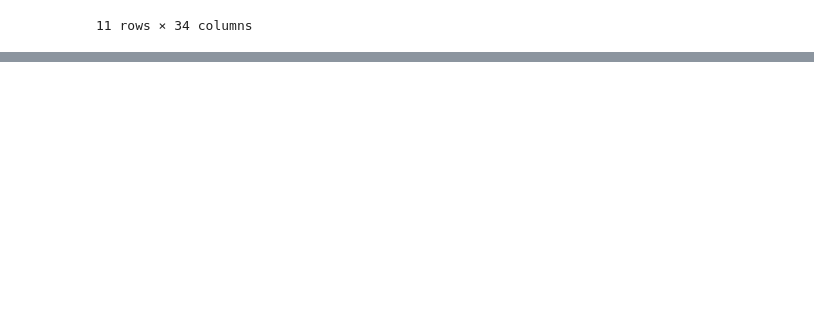
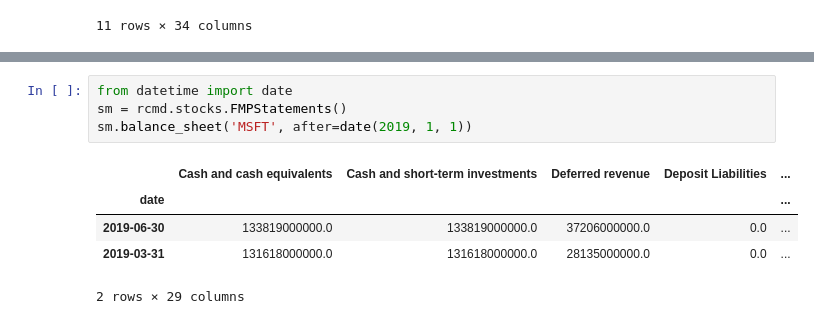
Before and after one commit to felixnext/stock_trend_analysis, a Jupyter notebook: notebooks/00-1_recommender-test.ipynb, the cells around one changed output, grey strips where cells are left out. Cells and saved outputs as stored; diff of their text form; blank space fills up the shorter version.

```diff
--- a/notebooks/00-1_recommender-test.ipynb
+++ b/notebooks/00-1_recommender-test.ipynb
@@ -33,0 +55,10 @@ rcmd.contrib.fmp_api.statements.growth('MSFT')
+# %%
+from datetime import date
+sm = rcmd.stocks.FMPStatements()
+sm.balance_sheet('MSFT', after=date(2019, 1, 1))
+# %% [output]
+|  | Cash and cash equivalents | Cash and short-term investments | Deferred revenue | Deposit Liabilities | ... |
+| date |  |  |  |  | ... |
+| 2019-06-30 | 133819000000.0 | 133819000000.0 | 37206000000.0 | 0.0 | ... |
+| 2019-03-31 | 131618000000.0 | 131618000000.0 | 28135000000.0 | 0.0 | ... |
+2 rows × 29 columns
```
Also changed, not shown: parts of 1 cell of this notebook, 8 other files.
